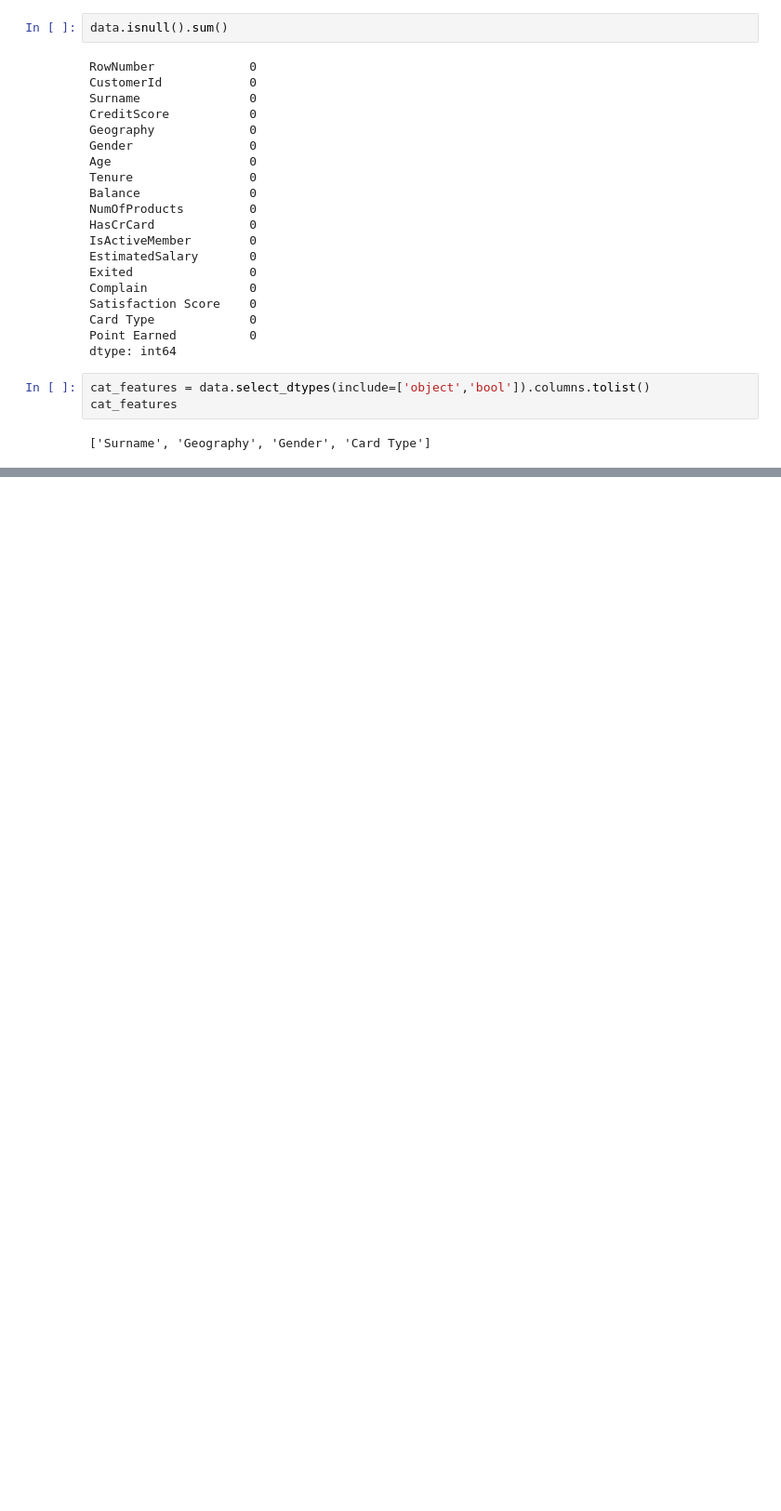
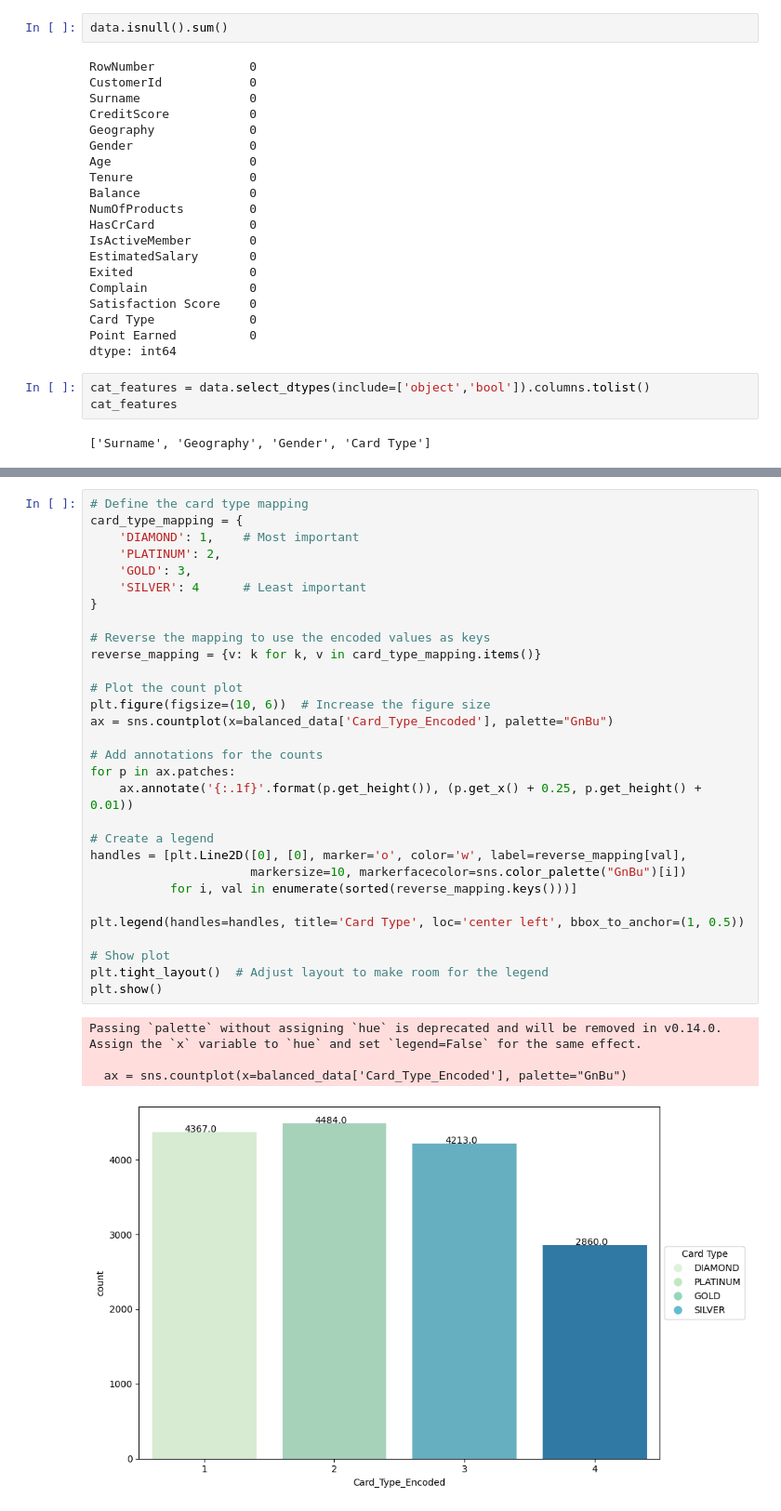
Before and after one commit to ArafetMarnissi/Customer_churn, a Jupyter notebook: research/data_ingestion.ipynb, the cells around one changed output, grey strips where cells are left out. Shown at 93% size. Drawn from its saved outputs; the diff is of its cells as text; blank space fills up the shorter version.

```diff
--- a/research/data_ingestion.ipynb
+++ b/research/data_ingestion.ipynb
@@ -103,0 +301,35 @@ cat_features
+# %%
+# Define the card type mapping
+card_type_mapping = {
+    'DIAMOND': 1,    # Most important
+    'PLATINUM': 2,
+    'GOLD': 3,
+    'SILVER': 4      # Least important
+}
+
+# Reverse the mapping to use the encoded values as keys
+reverse_mapping = {v: k for k, v in card_type_mapping.items()}
+
+# Plot the count plot
+plt.figure(figsize=(10, 6))  # Increase the figure size
+ax = sns.countplot(x=balanced_data['Card_Type_Encoded'], palette="GnBu")
+
+# Add annotations for the counts
+for p in ax.patches:
+    ax.annotate('{:.1f}'.format(p.get_height()), (p.get_x() + 0.25, p.get_height() + 0.01))
+
+# Create a legend
+handles = [plt.Line2D([0], [0], marker='o', color='w', label=reverse_mapping[val],
+                      markersize=10, markerfacecolor=sns.color_palette("GnBu")[i])
+           for i, val in enumerate(sorted(reverse_mapping.keys()))]
+
+plt.legend(handles=handles, title='Card Type', loc='center left', bbox_to_anchor=(1, 0.5))
+
+# Show plot
+plt.tight_layout()  # Adjust layout to make room for the legend
+plt.show()
+# %% [output]
+Passing `palette` without assigning `hue` is deprecated and will be removed in v0.14.0. Assign the `x` variable to `hue` and set `legend=False` for the same effect.
+
+  ax = sns.countplot(x=balanced_data['Card_Type_Encoded'], palette="GnBu")
+[figure, added]
```
Also changed, not shown: parts of 18 cells of this notebook.
